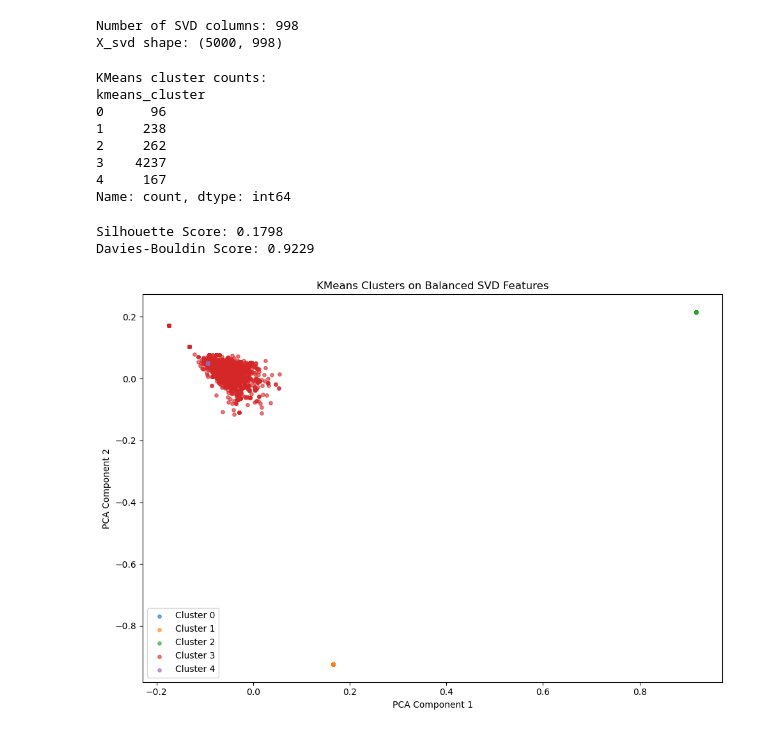
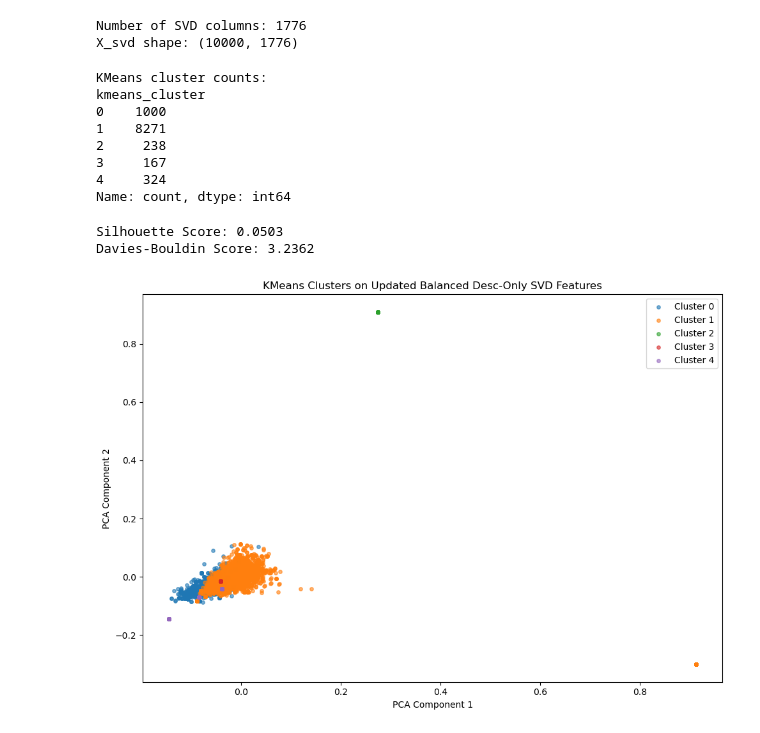
Before and after one commit to qigol/ml1-project-lt4, a Jupyter notebook: working-notebooks/brit/clustering.ipynb, the cells around one changed output. Saved outputs shown, nothing was run; the diff lists cells and outputs as text; code cells hidden in the pictures.

```diff
--- a/working-notebooks/brit/clustering.ipynb
+++ b/working-notebooks/brit/clustering.ipynb
@@ -13,10 +11,10 @@ from sklearn.metrics import silhouette_score, davies_bouldin_score
 from sklearn.metrics.pairwise import cosine_similarity
 from sklearn.decomposition import PCA
 # %%
-# Load the final SVD feature table from the SVD notebook.
-# This table already contains the reduced semantic vectors: SV_1 to SV_998.
+# This cell loads the updated SVD table from the balanced_desc_only dataset.
+# This is the correct file to cluster because it already contains the SVD semantic vectors.
 
-svd_df = pd.read_csv("../brit/balanced_svd_table.csv")
+svd_df = pd.read_csv("../brit/balanced_desc_only_svd_table.csv")
 
 print("SVD table shape:", svd_df.shape)
 print("Columns:", svd_df.columns[:10].tolist(), "...")
@@ -35,7 +33,7 @@ Columns: ['name', 'Average', 'number_of_reviews', 'class', 'boardgamecategory',
 # %%
-# Select only the SVD feature columns.
-# These are the numerical semantic vectors used for clustering.
-# We do not cluster using name, score, reviews, category, or mechanics.
+# This cell selects only the SVD feature columns.
+# These SV columns are the numerical vectors used for clustering.
+# We do not use name, description, average_score, or class as clustering inputs.
 
 sv_cols = [col for col in svd_df.columns if col.startswith("SV_")]
 
@@ -44,11 +42,11 @@ X_svd = svd_df[sv_cols].values
 print("Number of SVD columns:", len(sv_cols))
 print("X_svd shape:", X_svd.shape)
 # %% [output]
-Number of SVD columns: 998
-X_svd shape: (5000, 998)
+Number of SVD columns: 1776
+X_svd shape: (10000, 1776)
 # %%
-# Run KMeans to create broad game clusters.
-# k=5 is a reasonable starting point for market segments.
+# This cell runs KMeans clustering on the SVD vectors.
+# KMeans creates broad groups of games based on description similarity.
 
 k = 5
 
@@ -65,14 +63,14 @@ print(svd_df["kmeans_cluster"].value_counts().sort_index())
 # %% [output]
 KMeans cluster counts:
 kmeans_cluster
-0      96
-1     238
-2     262
-3    4237
-4     167
+0    1000
+1    8271
+2     238
+3     167
+4     324
 Name: count, dtype: int64
 # %%
-# Evaluate the KMeans clusters.
+# This cell evaluates the KMeans clustering quality.
 # Higher silhouette score is better.
 # Lower Davies-Bouldin score is better.
 
@@ -82,35 +80,36 @@ db_score = davies_bouldin_score(X_svd, svd_df["kmeans_cluster"])
 print(f"Silhouette Score: {sil_score:.4f}")
 print(f"Davies-Bouldin Score: {db_score:.4f}")
 # %% [output]
-Silhouette Score: 0.1798
-Davies-Bouldin Score: 0.9229
+Silhouette Score: 0.0503
+Davies-Bouldin Score: 3.2362
 # %%
-# PCA is only used here to reduce the 998 SVD features into 2 dimensions for plotting.
+# This cell uses PCA only for visualization.
+# PCA compresses the SVD vectors into 2D so we can plot the clusters.
 # This does not change the actual KMeans clustering.
 
 pca = PCA(n_components=2, random_state=42)
 X_plot = pca.fit_transform(X_svd)
 
 svd_df["plot_x"] = X_plot[:, 0]
 svd_df["plot_y"] = X_plot[:, 1]
 
 plt.figure(figsize=(10, 7))
 
 for cluster_id in sorted(svd_df["kmeans_cluster"].unique()):
     cluster_data = svd_df[svd_df["kmeans_cluster"] == cluster_id]
     plt.scatter(
         cluster_data["plot_x"],
         cluster_data["plot_y"],
         label=f"Cluster {cluster_id}",
         alpha=0.6,
         s=15
     )
 
-plt.title("KMeans Clusters on Balanced SVD Features")
+plt.title("KMeans Clusters on Updated Balanced Desc-Only SVD Features")
 plt.xlabel("PCA Component 1")
 plt.ylabel("PCA Component 2")
 plt.legend()
 plt.tight_layout()
 plt.show()
 # %% [output]
-[figure, old version]
+[figure, new version]
```
Also changed, not shown: parts of 14 cells of this notebook.
